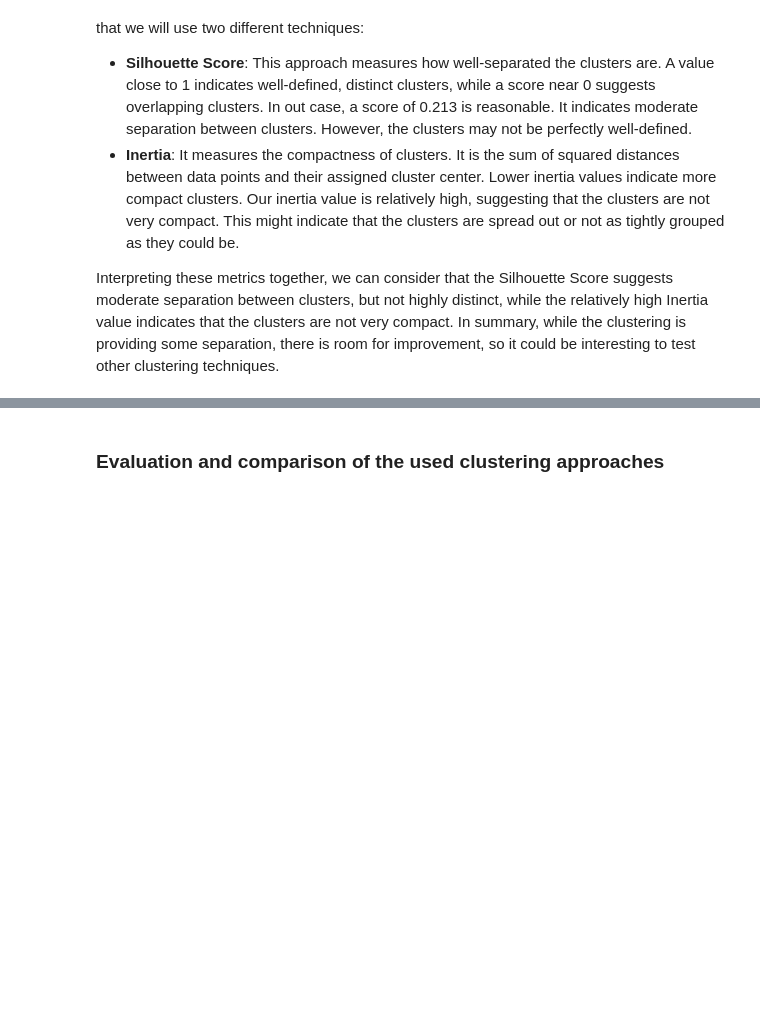
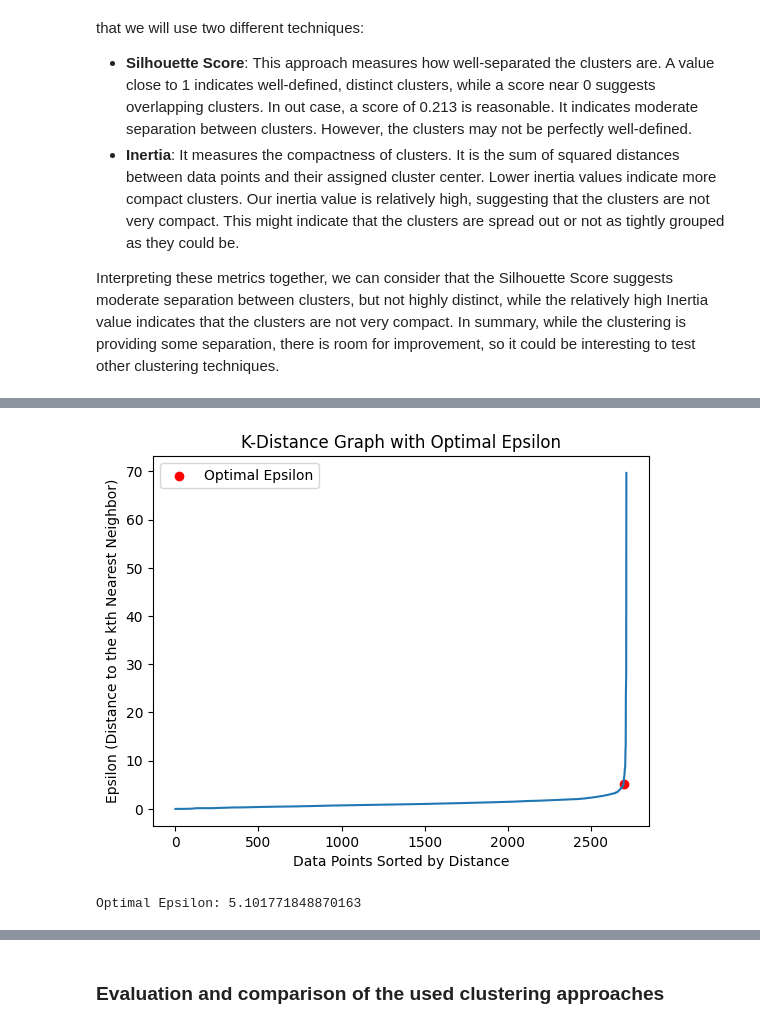
Before and after one commit to Marc2910llv/Gun-Incidents-In-USA-DataMining, a Jupyter notebook: Data_Mining_Project.ipynb, the cells around one changed output, grey strips where cells are left out. Cells and saved outputs as stored; diff of their text form; code cells hidden in the pictures; blank space fills up the shorter version.

Commit message:
Density based clustering

```diff
--- a/Data_Mining_Project.ipynb
+++ b/Data_Mining_Project.ipynb
@@ -1182,0 +1603,9 @@ print(f"Inertia: {kmeans.inertia_}")
+# %%
+# Filter data for the state of California
+california_data = incidents_dataset[incidents_dataset['state'] == 'CALIFORNIA'].copy()
+
+# Drop rows with missing values
+california_data = california_data.dropna()
+
+# Select features for clustering
+selected_features = california_data.select_dtypes(include=['number']).columns
@@ -1182,0 +1616,35 @@ print(f"Inertia: {kmeans.inertia_}")
+# %%
+from sklearn.preprocessing import StandardScaler
+from sklearn.neighbors import NearestNeighbors
+from kneed import KneeLocator
+
+# Standardize features
+scaler = StandardScaler()
+california_data_standardized = scaler.fit_transform(california_data[selected_features])
+
+# Determine the optimal eps (neighborhood distance) using k-distance graph
+neigh = NearestNeighbors(n_neighbors=2)
+nbrs = neigh.fit(california_data_standardized)
+distances, indices = nbrs.kneighbors(california_data_standardized)
+distances = np.sort(distances, axis=0)
+distances = distances[:, 1]
+
+# Find the optimal epsilon using the KneeLocator
+kneedle = KneeLocator(range(len(distances)), distances, S=1.0, curve="convex", direction="increasing")
+optimal_eps_index = kneedle.knee
+optimal_eps = distances[optimal_eps_index]
+
+# Print the optimal epsilon
+print(f"Optimal Epsilon: {optimal_eps}")
+
+# Plot the k-distance graph with the identified knee point
+plt.plot(distances)
+plt.scatter(optimal_eps_index, optimal_eps, c='red', label='Optimal Epsilon')
+plt.xlabel('Data Points Sorted by Distance')
+plt.ylabel('Epsilon (Distance to the kth Nearest Neighbor)')
+plt.title('K-Distance Graph with Optimal Epsilon')
+plt.legend()
+plt.show()
+# %% [output]
+[figure, added]
+Optimal Epsilon: 5.101771848870163
```
Also changed, not shown: parts of 65 cells of this notebook.
